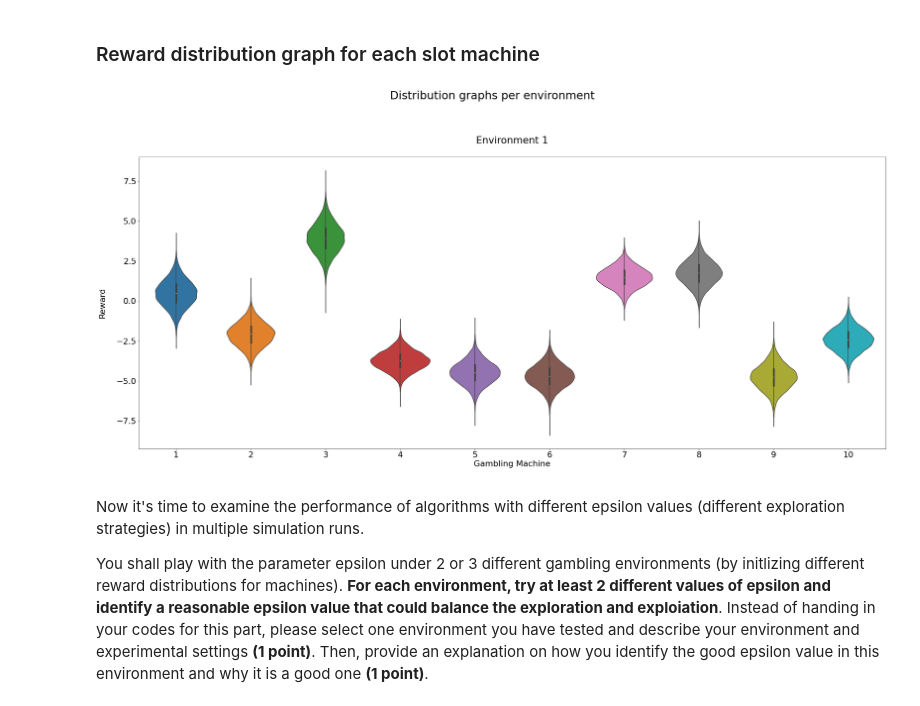
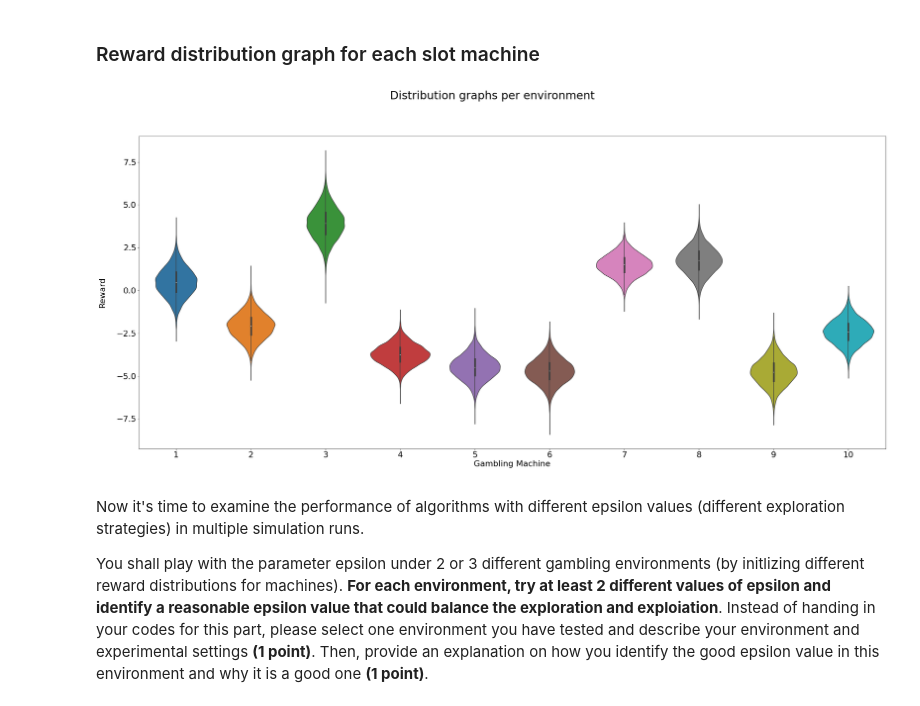
Before and after one commit to idangrady/INFOMAML, a Jupyter notebook: Programming_Assignments/Assignment_1/AML_ass.ipynb, the cells around one changed output. Drawn from its saved outputs; the diff is of its cells as text; code cells hidden in the pictures.

```diff
--- a/Programming_Assignments/Assignment_1/AML_ass.ipynb
+++ b/Programming_Assignments/Assignment_1/AML_ass.ipynb
@@ -343,26 +343,25 @@ fig.savefig('explanatory_graphs.jpg')
 # %%
 import seaborn as sns
 
 environments = []
 num_action = 10
 for i in range(3, 4):
     np.random.seed(i)
     environments.append(GamblingRoom(k=num_action))
 
 fig, ax = plt.subplots(nrows=len(environments), ncols=1, figsize=(30,15))
 for axis, env_obj, n_env in zip([ax], environments, range(1, len(environments)+1)):
     distribution_data = [np.random.normal(loc=machine.mu, scale=machine.sigma, size=10000) for machine in env_obj.r_machines]
     sns.violinplot(data =distribution_data, ax = axis)
-    axis.set_title(f"Environment {n_env}\n")
     axis.set_xlabel("Gambling Machine\n")
     axis.set_xticklabels(range(1,11))
     axis.set_ylabel("Reward\n")
 plt.suptitle("Distribution graphs per environment\n\n", fontsize= 30)
 plt.tight_layout()
 plt.show()
 fig.savefig("distribution_graph_env.jpg")
 # %% [output]
-[figure, old version]
+[figure, new version]
 # %% [markdown]
 Now it's time to examine the performance of algorithms with different epsilon values (different exploration strategies) in multiple simulation runs.
 
```
Also changed, not shown: parts of 1 cell of this notebook.
